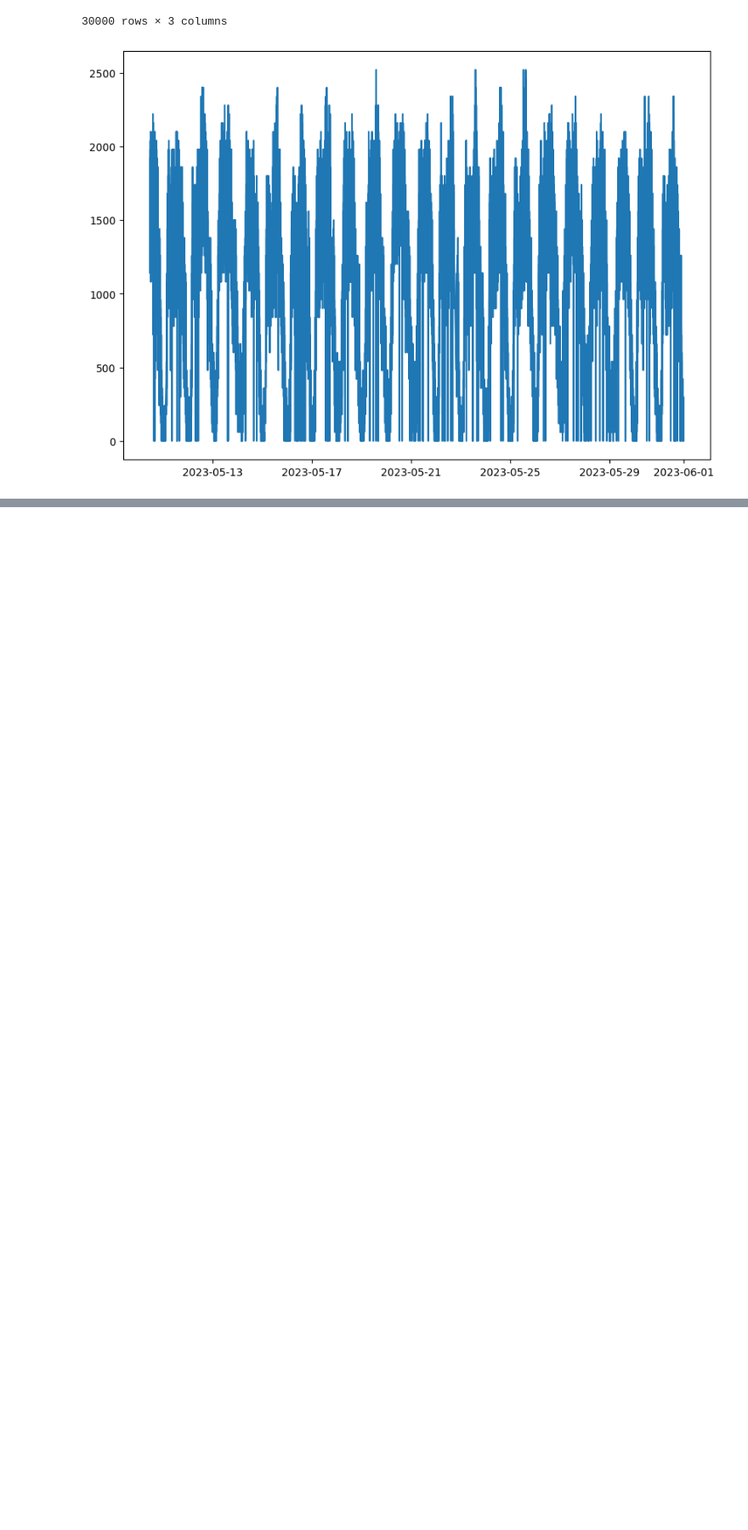
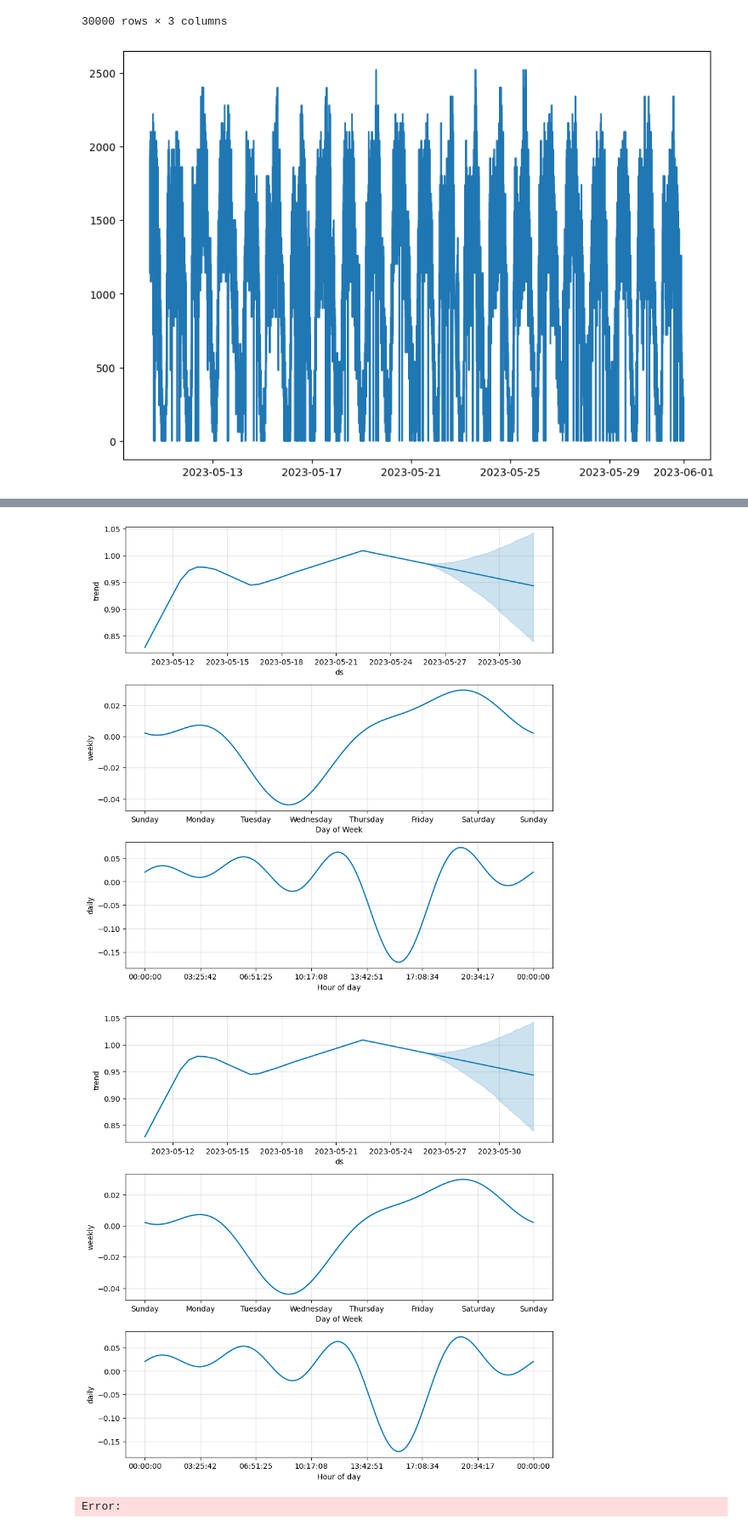
Before and after one commit to PrediSwiss/TraficPrediction, a Jupyter notebook: prophet.ipynb, the cells around one changed output, grey strips where cells are left out. Shown at 85% size. Cells and saved outputs as stored; diff of their text form; code cells hidden in the pictures; blank space fills up the shorter version.

```diff
--- a/prophet.ipynb
+++ b/prophet.ipynb
@@ -93,0 +206,7 @@ ImportError: cannot import name 'Prophet' from 'prophet' (unknown location)
+# %%
+size = 0.3
+train, test = train_test_split(state_df, test_size=size, shuffle=False)
+# %%
+from prophet import Prophet
+model = Prophet()
+model.fit(train)
@@ -93,0 +217,3 @@ ImportError: cannot import name 'Prophet' from 'prophet' (unknown location)
+# %%
+future = model.make_future_dataframe(periods=len(test), freq='min')
+future
@@ -93,0 +234,3 @@ ImportError: cannot import name 'Prophet' from 'prophet' (unknown location)
+# %%
+forecast = model.predict(future)
+forecast.head()
@@ -93,0 +244,6 @@ ImportError: cannot import name 'Prophet' from 'prophet' (unknown location)
+# %%
+model.plot_components(forecast)
+# %% [output]
+[figure, added]
+[figure, added]
+Error:
```
Also changed, not shown: parts of 17 cells of this notebook.
